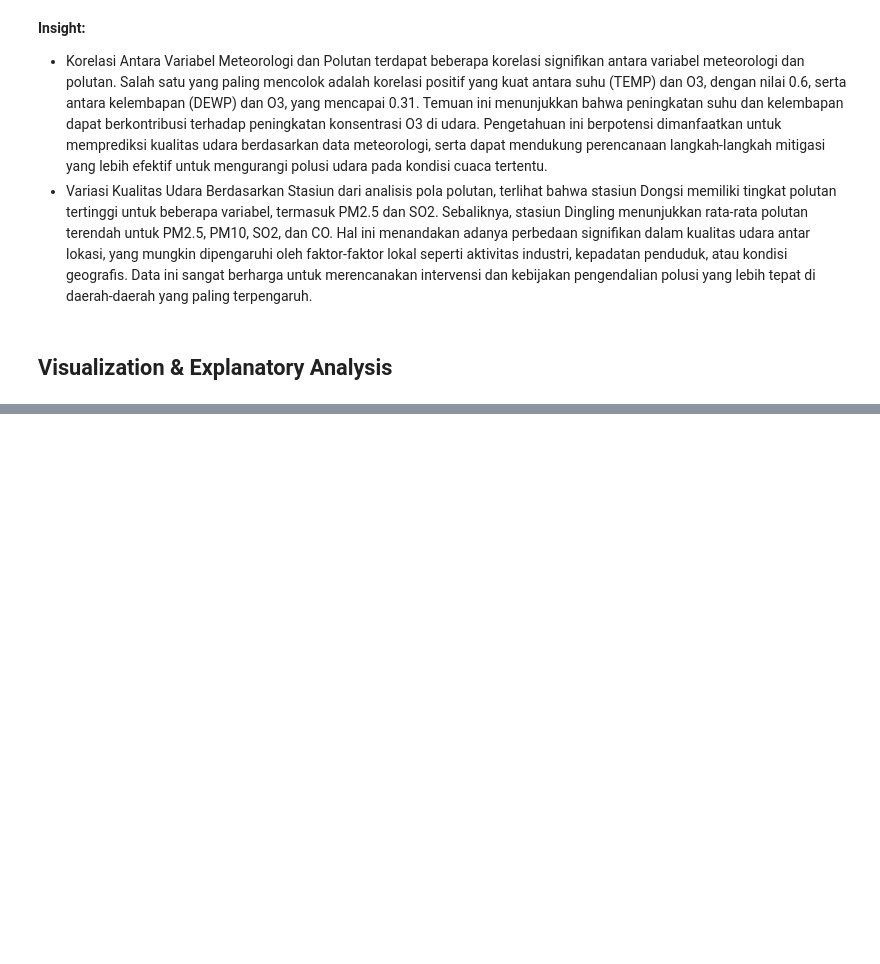
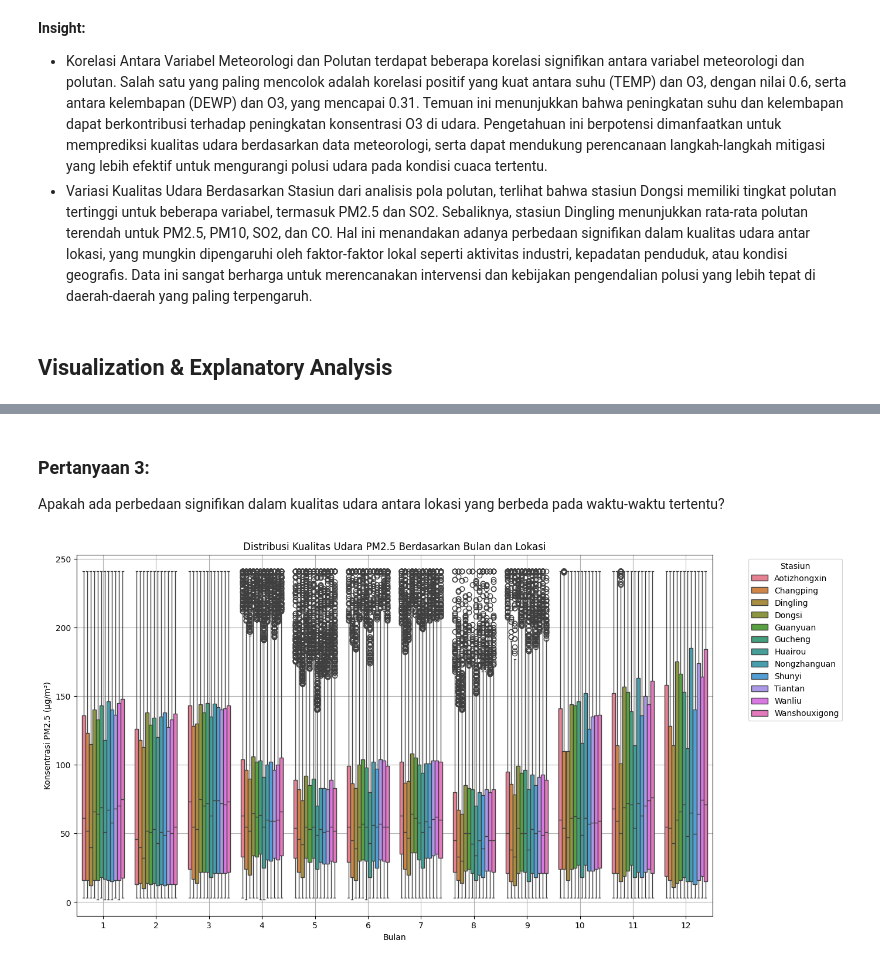
Before and after one commit to aryasetiap/analisis-kualitas-udara-dicoding, a Jupyter notebook: Proyek_Analisis_Data.ipynb, the cells around one changed output, grey strips where cells are left out. Cells and saved outputs as stored; diff of their text form; code cells hidden in the pictures; blank space fills up the shorter version.

```diff
--- a/Proyek_Analisis_Data.ipynb
+++ b/Proyek_Analisis_Data.ipynb
@@ -297,0 +330,18 @@ Wanshouxigong  54.141088  13.784864  1011.511201  2.707655   0.0  1.692652
+# %% [markdown]
+### Pertanyaan 3:
+Apakah ada perbedaan signifikan dalam kualitas udara antara lokasi yang berbeda pada waktu-waktu tertentu?
+# %%
+# Menambahkan kolom bulan untuk analisis
+merged_df['month'] = merged_df['date'].dt.month
+
+# Membuat boxplot untuk perbandingan kualitas udara berdasarkan lokasi
+plt.figure(figsize=(14, 8))
+sns.boxplot(x='month', y='PM2.5', data=merged_df, hue='station')
+plt.title('Distribusi Kualitas Udara PM2.5 Berdasarkan Bulan dan Lokasi')
+plt.xlabel('Bulan')
+plt.ylabel('Konsentrasi PM2.5 (µg/m³)')
+plt.legend(title='Stasiun', bbox_to_anchor=(1.05, 1), loc='upper left')
+plt.grid()
+plt.show()
+# %% [output]
+[figure, added]
```
Also changed, not shown: parts of 16 cells of this notebook, 1 other file.
